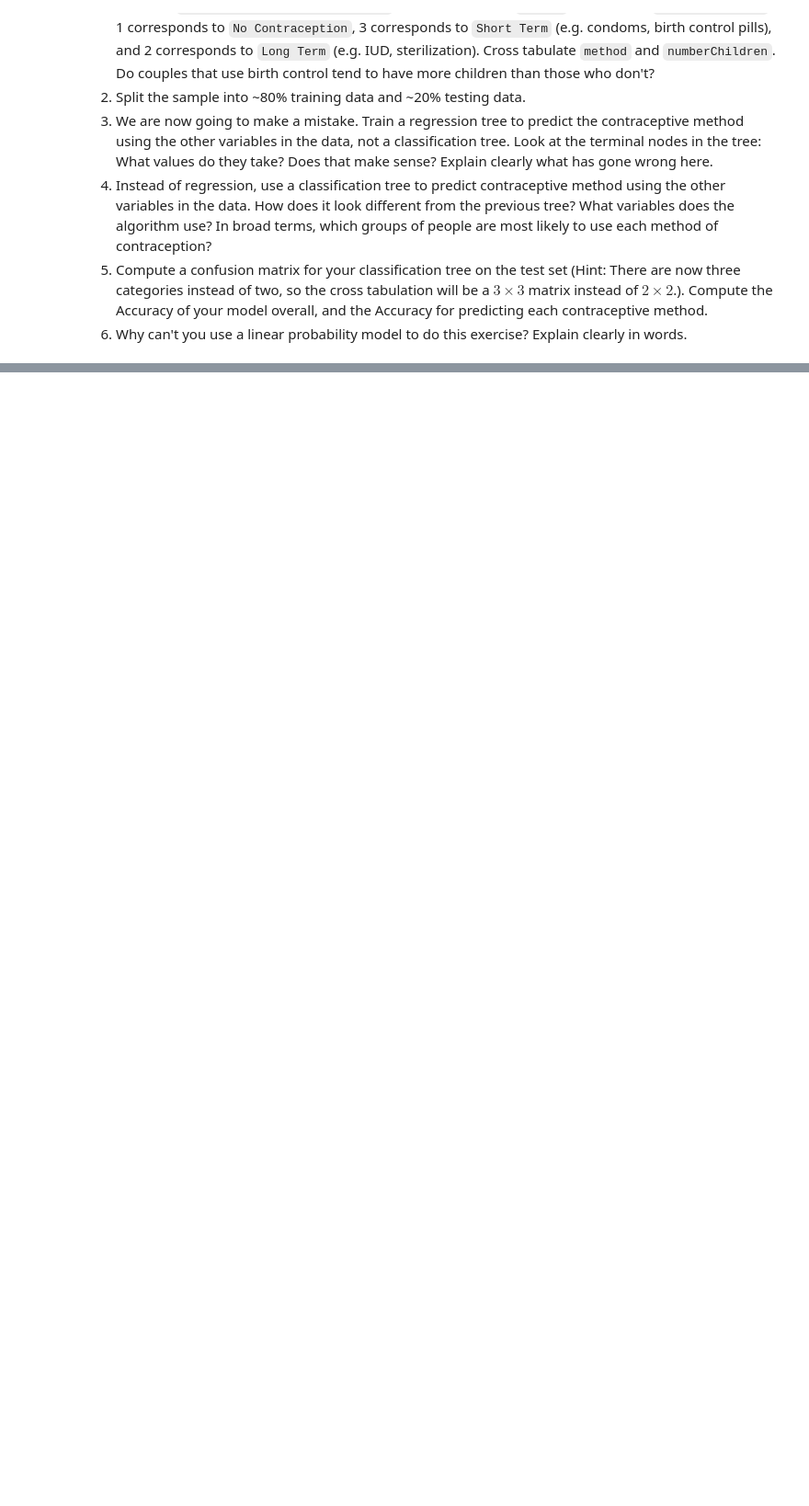
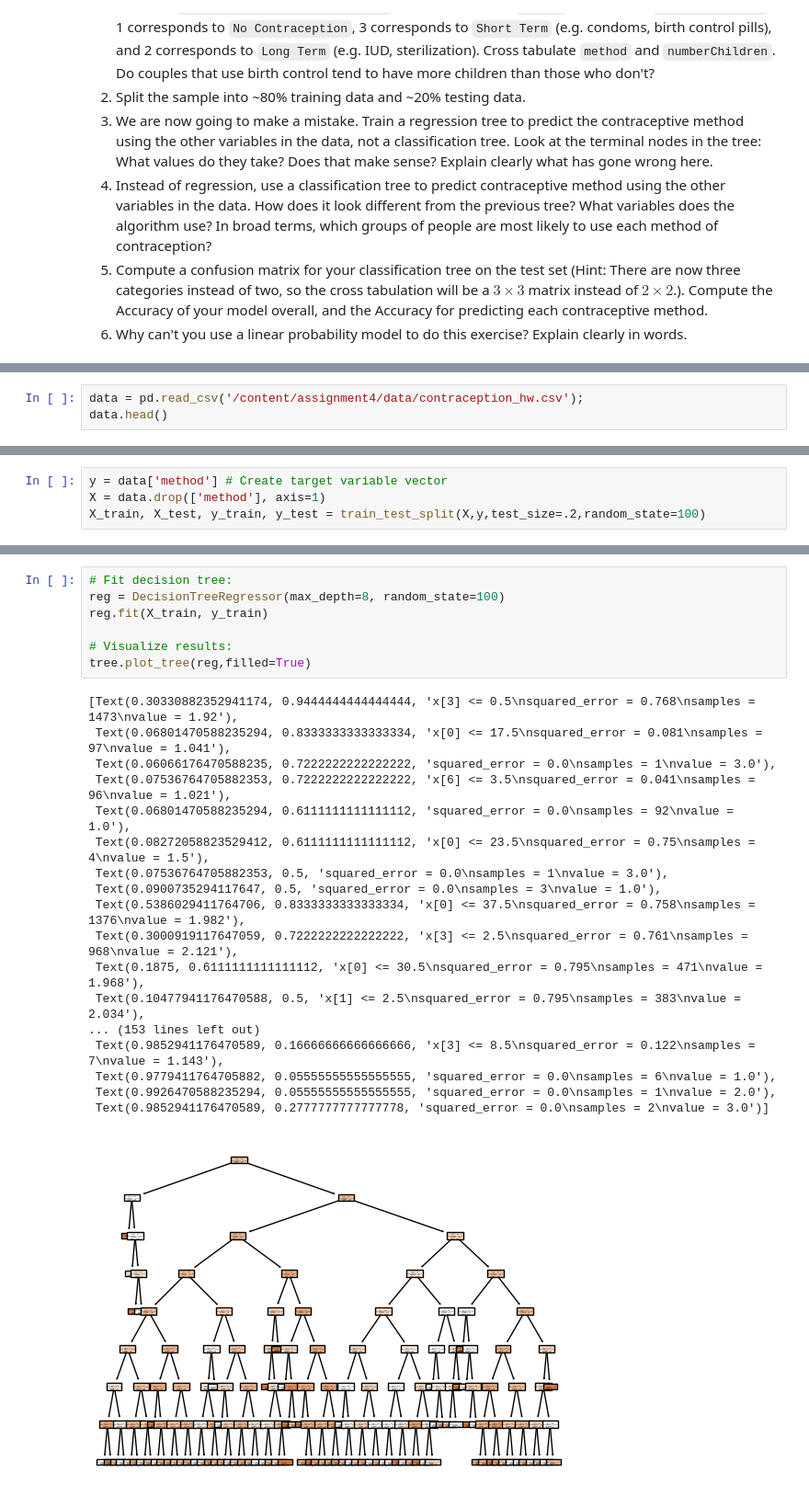
Before and after one commit to Sabrina-Hendricks/assignment4, a Jupyter notebook: assignment4.ipynb, the cells around one changed output, grey strips where cells are left out. Shown at 92% size. Cells and saved outputs as stored; diff of their text form; blank space fills up the shorter version.

```diff
--- a/assignment4.ipynb
+++ b/assignment4.ipynb
@@ -573,0 +576,3 @@ The classification and regression tree has better performance on the test set. I
+# %%
+data = pd.read_csv('/content/assignment4/data/contraception_hw.csv');
+data.head()
@@ -573,0 +605,4 @@ The classification and regression tree has better performance on the test set. I
+# %%
+y = data['method'] # Create target variable vector
+X = data.drop(['method'], axis=1)
+X_train, X_test, y_train, y_test = train_test_split(X,y,test_size=.2,random_state=100)
@@ -574,3 +611,29 @@ The classification and regression tree has better performance on the test set. I
+# %%
+# Fit decision tree:
+reg = DecisionTreeRegressor(max_depth=8, random_state=100)
+reg.fit(X_train, y_train)
+
+# Visualize results:
+tree.plot_tree(reg,filled=True)
+# %% [output]
+[Text(0.30330882352941174, 0.9444444444444444, 'x[3] <= 0.5\nsquared_error = 0.768\nsamples = 1473\nvalue = 1.92'),
+ Text(0.06801470588235294, 0.8333333333333334, 'x[0] <= 17.5\nsquared_error = 0.081\nsamples = 97\nvalue = 1.041'),
+ Text(0.06066176470588235, 0.7222222222222222, 'squared_error = 0.0\nsamples = 1\nvalue = 3.0'),
+ Text(0.07536764705882353, 0.7222222222222222, 'x[6] <= 3.5\nsquared_error = 0.041\nsamples = 96\nvalue = 1.021'),
+ Text(0.06801470588235294, 0.6111111111111112, 'squared_error = 0.0\nsamples = 92\nvalue = 1.0'),
+ Text(0.08272058823529412, 0.6111111111111112, 'x[0] <= 23.5\nsquared_error = 0.75\nsamples = 4\nvalue = 1.5'),
+ Text(0.07536764705882353, 0.5, 'squared_error = 0.0\nsamples = 1\nvalue = 3.0'),
+ Text(0.0900735294117647, 0.5, 'squared_error = 0.0\nsamples = 3\nvalue = 1.0'),
+ Text(0.5386029411764706, 0.8333333333333334, 'x[0] <= 37.5\nsquared_error = 0.758\nsamples = 1376\nvalue = 1.982'),
+ Text(0.3000919117647059, 0.7222222222222222, 'x[3] <= 2.5\nsquared_error = 0.761\nsamples = 968\nvalue = 2.121'),
+ Text(0.1875, 0.6111111111111112, 'x[0] <= 30.5\nsquared_error = 0.795\nsamples = 471\nvalue = 1.968'),
+ Text(0.10477941176470588, 0.5, 'x[1] <= 2.5\nsquared_error = 0.795\nsamples = 383\nvalue = 2.034'),
+... (153 lines left out)
+ Text(0.9852941176470589, 0.16666666666666666, 'x[3] <= 8.5\nsquared_error = 0.122\nsamples = 7\nvalue = 1.143'),
+ Text(0.9779411764705882, 0.05555555555555555, 'squared_error = 0.0\nsamples = 6\nvalue = 1.0'),
+ Text(0.9926470588235294, 0.05555555555555555, 'squared_error = 0.0\nsamples = 1\nvalue = 2.0'),
+ Text(0.9852941176470589, 0.2777777777777778, 'squared_error = 0.0\nsamples = 2\nvalue = 3.0')]
+[figure, added]
 # %% [markdown]
 **Q4.** This is a question where we use regression and regression trees. The outcome is whether a defendant is held pre-trial in the Virginia justice system. We would like to understand how that outcome is predicted by characteristics of the defendant, particularly race. Let's be very careful/clear: We aren't saying anyone *should* be held without bond or asserting that people with different demographic variables *should* be more likely to be held, but instead trying to predict whether people with different characteristics *are empirically more likely* to be held without bond, given the available information. This is the first step we would take in investigating whether a system is fair, or how large the disparities are: Does it treat people with similar observable characteristics similarly, or not? We are going to look at a common question: Are Black defendants treated differently from white or Asian ones? (There are Native American defendants, but there are 11 in total, which is such a small number of observations that is difficult to clearly say anything about how this group is treated relative to the others.)
 
```
Also changed, not shown: parts of 8 cells of this notebook.
